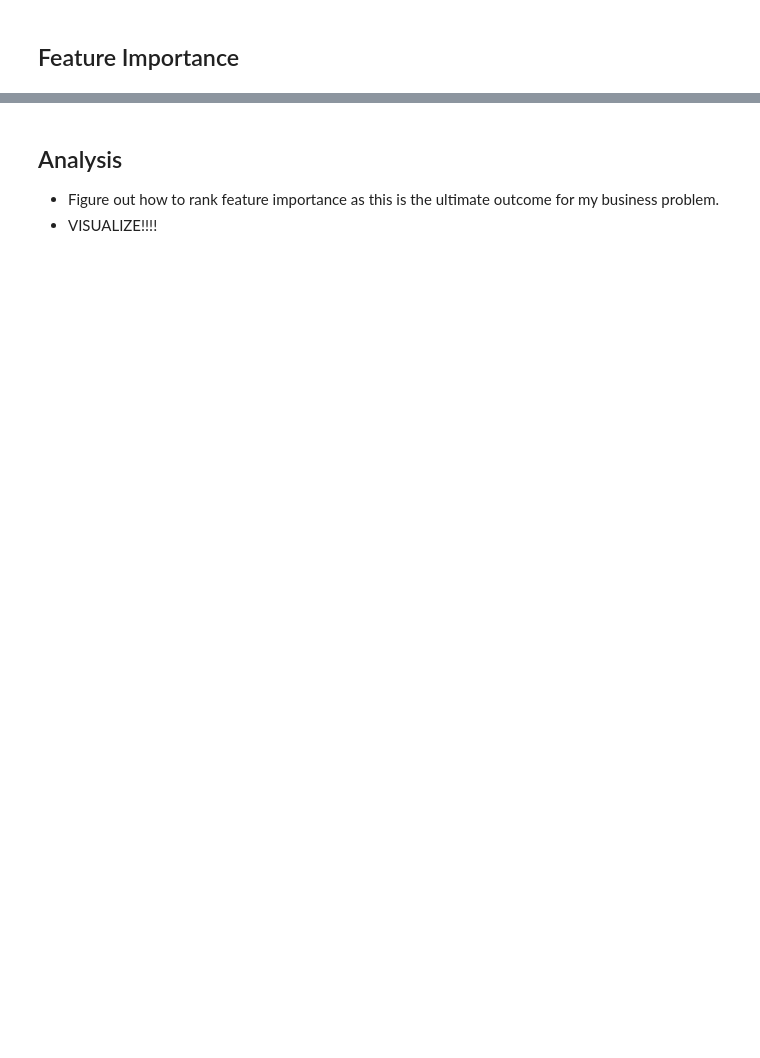
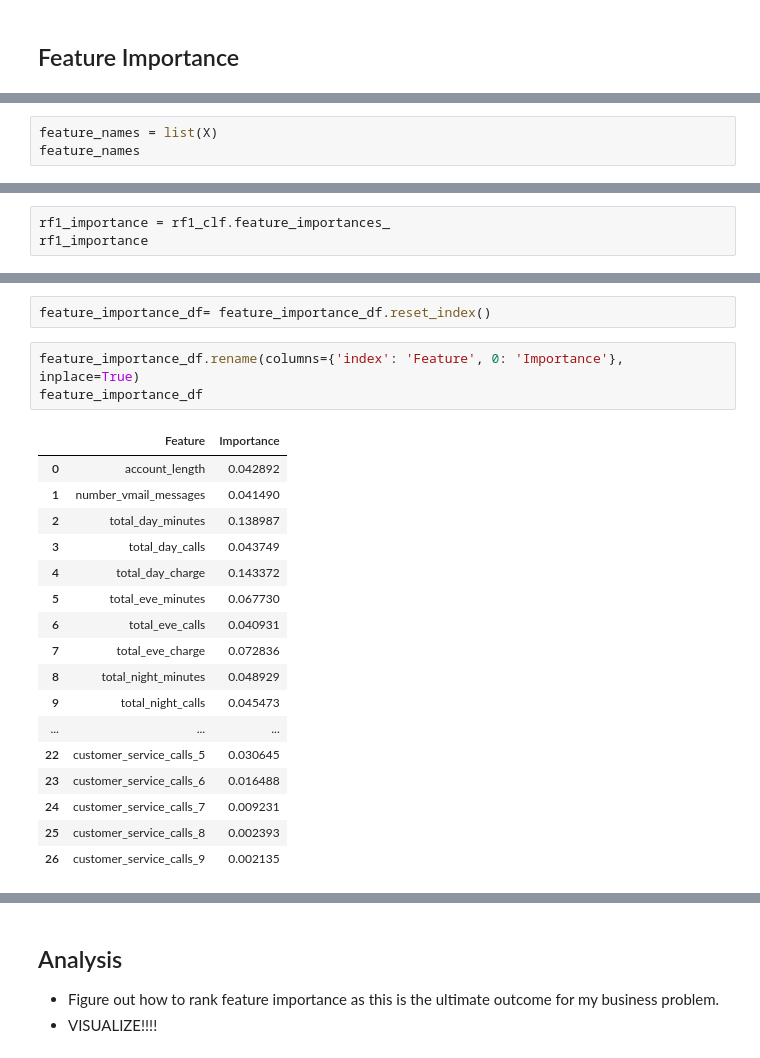
Before and after one commit to jxn628/syriatel-churn-analysis, a Jupyter notebook: student.ipynb, the cells around one changed output, grey strips where cells are left out. Cells and saved outputs as stored; diff of their text form; blank space fills up the shorter version.

```diff
--- a/student.ipynb
+++ b/student.ipynb
@@ -412,0 +426,3 @@ plt.show()
+# %%
+feature_names = list(X)
+feature_names
@@ -412,0 +447,3 @@ plt.show()
+# %%
+rf1_importance = rf1_clf.feature_importances_
+rf1_importance
@@ -412,0 +478,23 @@ plt.show()
+# %%
+feature_importance_df= feature_importance_df.reset_index()
+# %%
+feature_importance_df.rename(columns={'index': 'Feature', 0: 'Importance'}, inplace=True)
+feature_importance_df
+# %% [output]
+|  | Feature | Importance |
+| 0 | account_length | 0.042892 |
+| 1 | number_vmail_messages | 0.041490 |
+| 2 | total_day_minutes | 0.138987 |
+| 3 | total_day_calls | 0.043749 |
+| 4 | total_day_charge | 0.143372 |
+| 5 | total_eve_minutes | 0.067730 |
+| 6 | total_eve_calls | 0.040931 |
+| 7 | total_eve_charge | 0.072836 |
+| 8 | total_night_minutes | 0.048929 |
+| 9 | total_night_calls | 0.045473 |
+| ... | ... | ... |
+| 22 | customer_service_calls_5 | 0.030645 |
+| 23 | customer_service_calls_6 | 0.016488 |
+| 24 | customer_service_calls_7 | 0.009231 |
+| 25 | customer_service_calls_8 | 0.002393 |
+| 26 | customer_service_calls_9 | 0.002135 |
```
Also changed, not shown: parts of 29 cells of this notebook.
